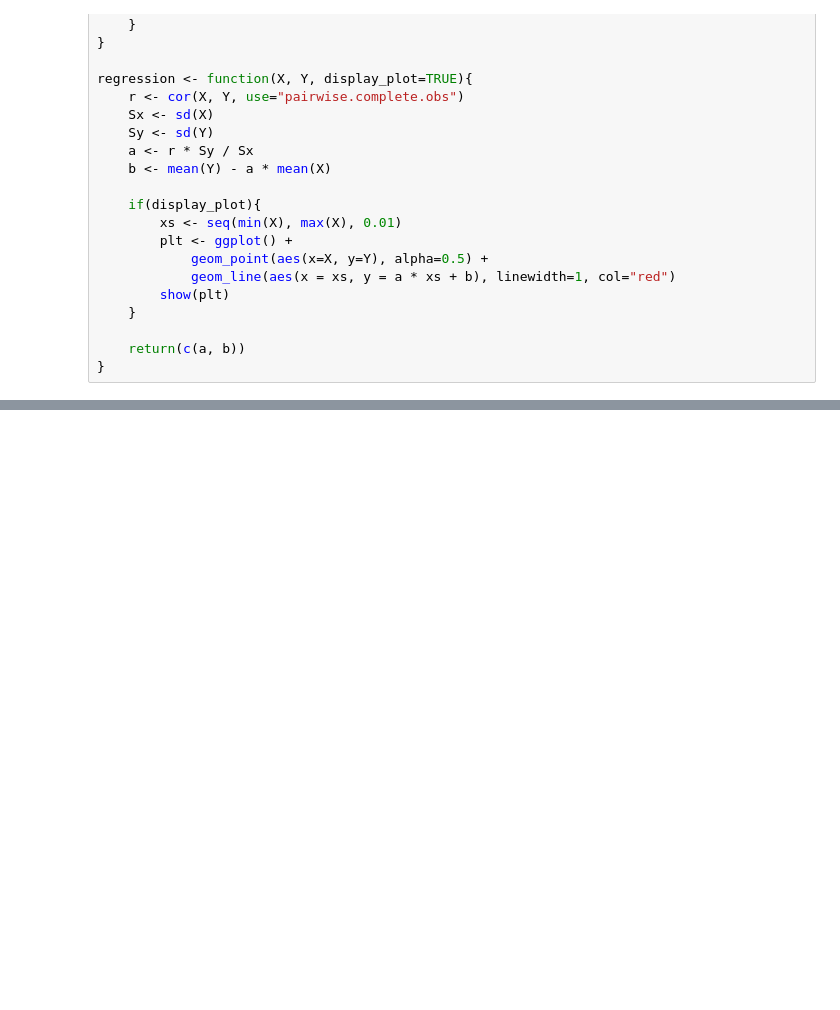
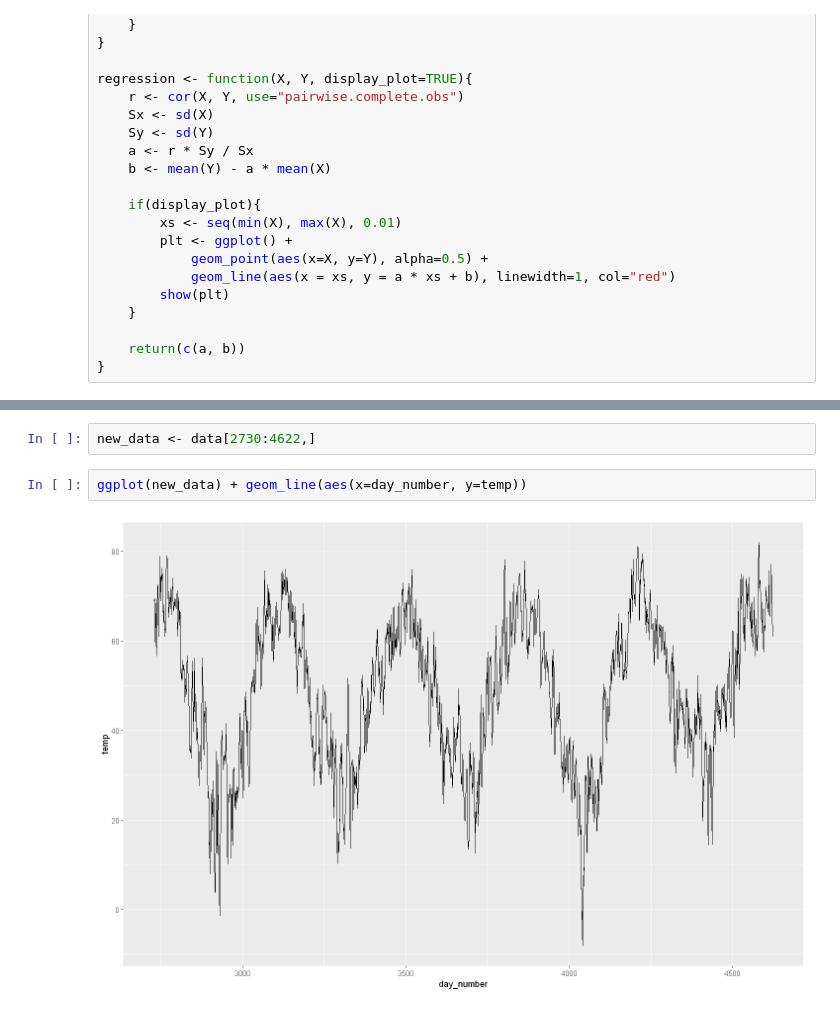
Before and after one commit to Szymex49/ARMA_temperature_modelling, a Jupyter notebook: Malec.ipynb, the cells around one changed output, grey strips where cells are left out. Drawn from its saved outputs; the diff is of its cells as text; blank space fills up the shorter version.

```diff
--- a/Malec.ipynb
+++ b/Malec.ipynb
@@ -42,0 +84,6 @@ ERROR: Error in file(file, "rt"): cannot open the connection
+# %%
+new_data <- data[2730:4622,]
+# %%
+ggplot(new_data) + geom_line(aes(x=day_number, y=temp))
+# %% [output]
+[figure, added]
```
Also changed, not shown: parts of 3 cells of this notebook, 4 other files.
